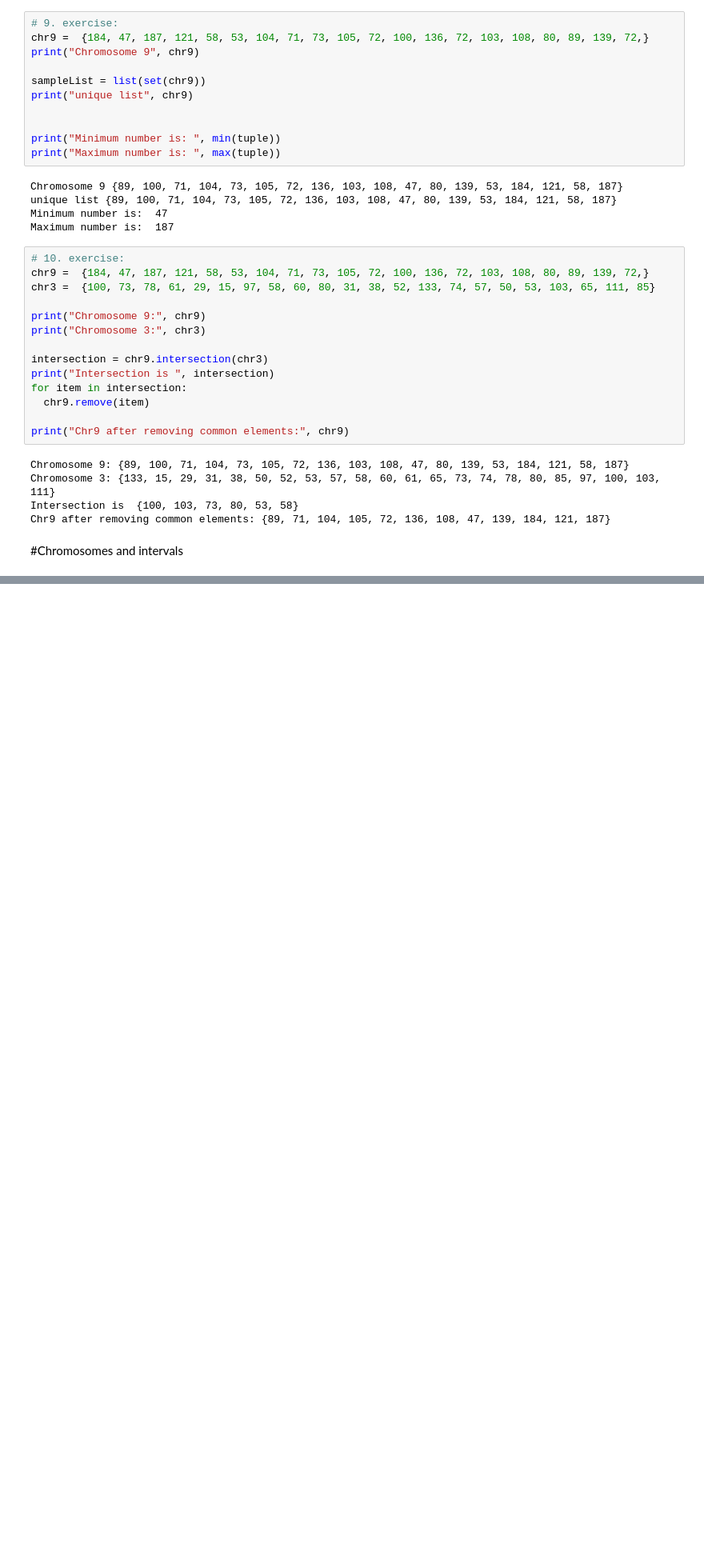
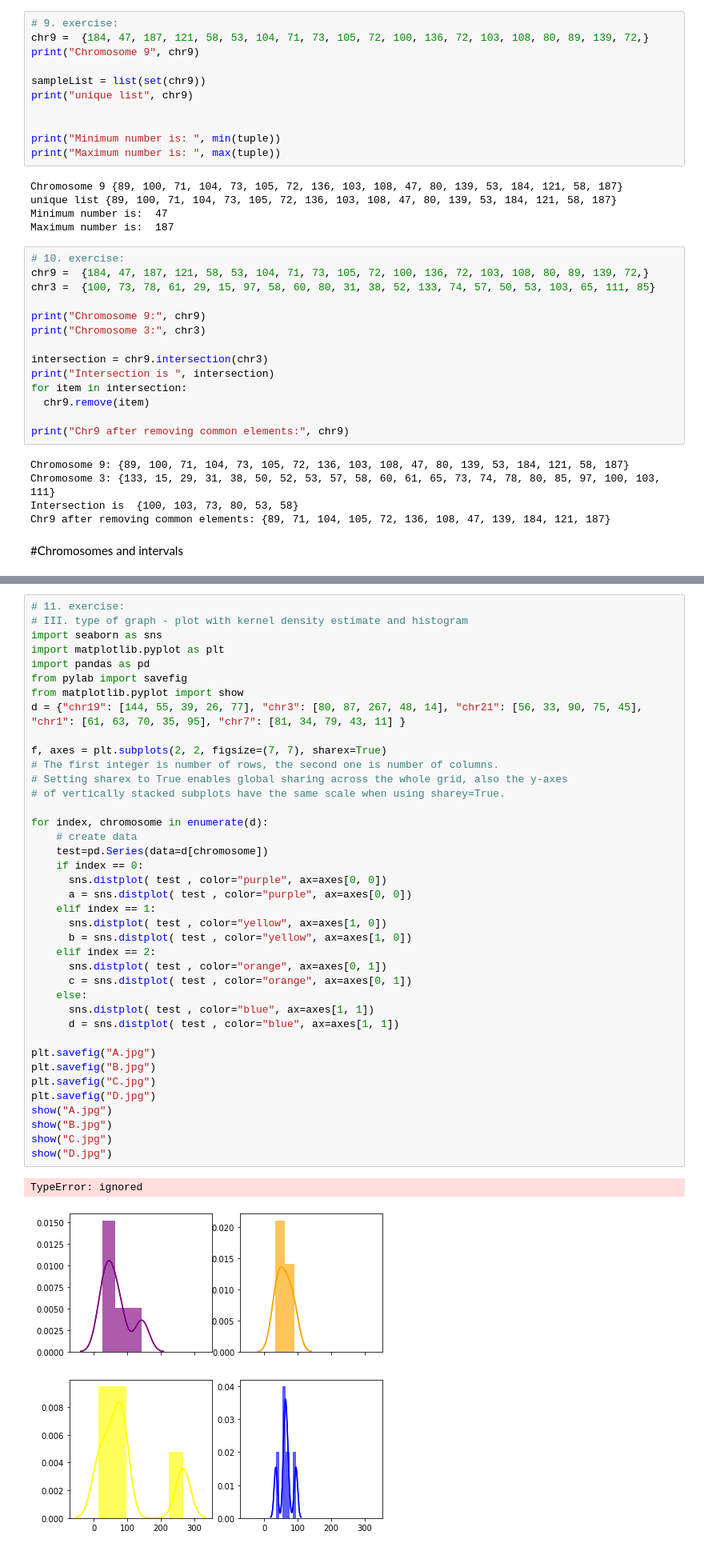
Before and after one commit to zuzanadostalova/ZD-Python-Tutorials-for-Biologists, a Jupyter notebook: Tutorial.ipynb, the cells around one changed output, grey strips where cells are left out. Shown at 80% size. Cells and saved outputs as stored; diff of their text form; blank space fills up the shorter version.

```diff
--- a/Tutorial.ipynb
+++ b/Tutorial.ipynb
@@ -1220,0 +858,42 @@ show("catplotI.jpg")
+# %%
+# 11. exercise:
+# III. type of graph - plot with kernel density estimate and histogram
+import seaborn as sns
+import matplotlib.pyplot as plt
+import pandas as pd
+from pylab import savefig
+from matplotlib.pyplot import show
+d = {"chr19": [144, 55, 39, 26, 77], "chr3": [80, 87, 267, 48, 14], "chr21": [56, 33, 90, 75, 45], "chr1": [61, 63, 70, 35, 95], "chr7": [81, 34, 79, 43, 11] }
+
+f, axes = plt.subplots(2, 2, figsize=(7, 7), sharex=True)
+# The first integer is number of rows, the second one is number of columns.
+# Setting sharex to True enables global sharing across the whole grid, also the y-axes
+# of vertically stacked subplots have the same scale when using sharey=True.
+
+for index, chromosome in enumerate(d):
+    # create data
+    test=pd.Series(data=d[chromosome])
+    if index == 0:
+      sns.distplot( test , color="purple", ax=axes[0, 0])
+      a = sns.distplot( test , color="purple", ax=axes[0, 0])
+    elif index == 1:
+      sns.distplot( test , color="yellow", ax=axes[1, 0])
+      b = sns.distplot( test , color="yellow", ax=axes[1, 0])
+    elif index == 2:
+      sns.distplot( test , color="orange", ax=axes[0, 1])
+      c = sns.distplot( test , color="orange", ax=axes[0, 1])
+    else:
+      sns.distplot( test , color="blue", ax=axes[1, 1])
+      d = sns.distplot( test , color="blue", ax=axes[1, 1])
+
+plt.savefig("A.jpg")
+plt.savefig("B.jpg")
+plt.savefig("C.jpg")
+plt.savefig("D.jpg")
+show("A.jpg")
+show("B.jpg")
+show("C.jpg")
+show("D.jpg")
+# %% [output]
+TypeError: ignored
+[figure, added]
```
Also changed, not shown: parts of 46 cells of this notebook.
